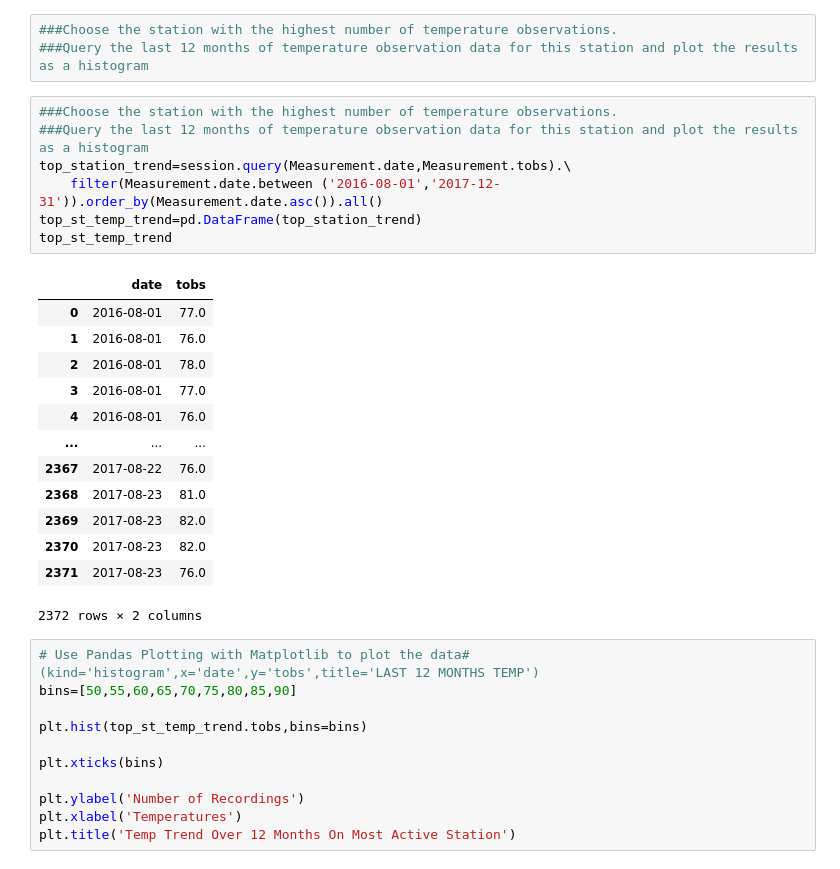
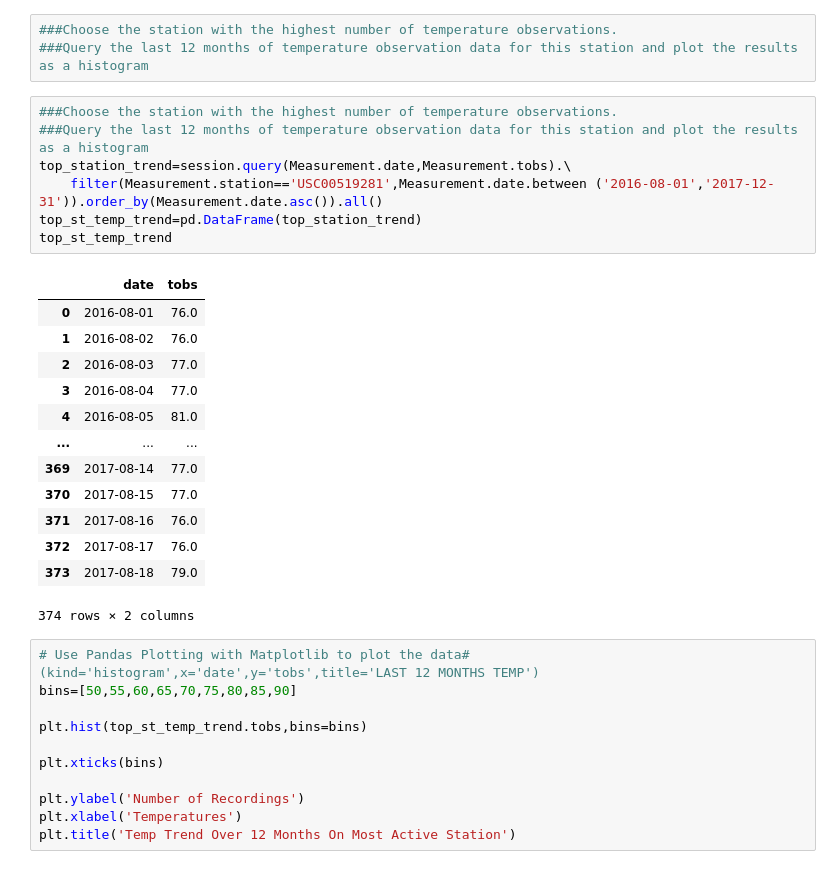
Before and after one commit to jamesa820/sqlalchemy-challenge, a Jupyter notebook: Instructions/climate_starter.ipynb, the cells around one changed output. Cells and saved outputs as stored; diff of their text form.

```diff
--- a/Instructions/climate_starter.ipynb
+++ b/Instructions/climate_starter.ipynb
@@ -133,24 +133,24 @@ pd.DataFrame.describe(top_station_stat)
 # %%
 ###Choose the station with the highest number of temperature observations.
 ###Query the last 12 months of temperature observation data for this station and plot the results as a histogram
 top_station_trend=session.query(Measurement.date,Measurement.tobs).\
-    filter(Measurement.date.between ('2016-08-01','2017-12-31')).order_by(Measurement.date.asc()).all()
+    filter(Measurement.station=='USC00519281',Measurement.date.between ('2016-08-01','2017-12-31')).order_by(Measurement.date.asc()).all()
 top_st_temp_trend=pd.DataFrame(top_station_trend)
 top_st_temp_trend
 # %% [output]
 |  | date | tobs |
-| 0 | 2016-08-01 | 77.0 |
-| 1 | 2016-08-01 | 76.0 |
-| 2 | 2016-08-01 | 78.0 |
-| 3 | 2016-08-01 | 77.0 |
-| 4 | 2016-08-01 | 76.0 |
+| 0 | 2016-08-01 | 76.0 |
+| 1 | 2016-08-02 | 76.0 |
+| 2 | 2016-08-03 | 77.0 |
+| 3 | 2016-08-04 | 77.0 |
+| 4 | 2016-08-05 | 81.0 |
 | ... | ... | ... |
-| 2367 | 2017-08-22 | 76.0 |
-| 2368 | 2017-08-23 | 81.0 |
-| 2369 | 2017-08-23 | 82.0 |
-| 2370 | 2017-08-23 | 82.0 |
-| 2371 | 2017-08-23 | 76.0 |
+| 369 | 2017-08-14 | 77.0 |
+| 370 | 2017-08-15 | 77.0 |
+| 371 | 2017-08-16 | 76.0 |
+| 372 | 2017-08-17 | 76.0 |
+| 373 | 2017-08-18 | 79.0 |
-2372 rows × 2 columns
+374 rows × 2 columns
 # %%
 # Use Pandas Plotting with Matplotlib to plot the data#(kind='histogram',x='date',y='tobs',title='LAST 12 MONTHS TEMP')
 bins=[50,55,60,65,70,75,80,85,90]
```
